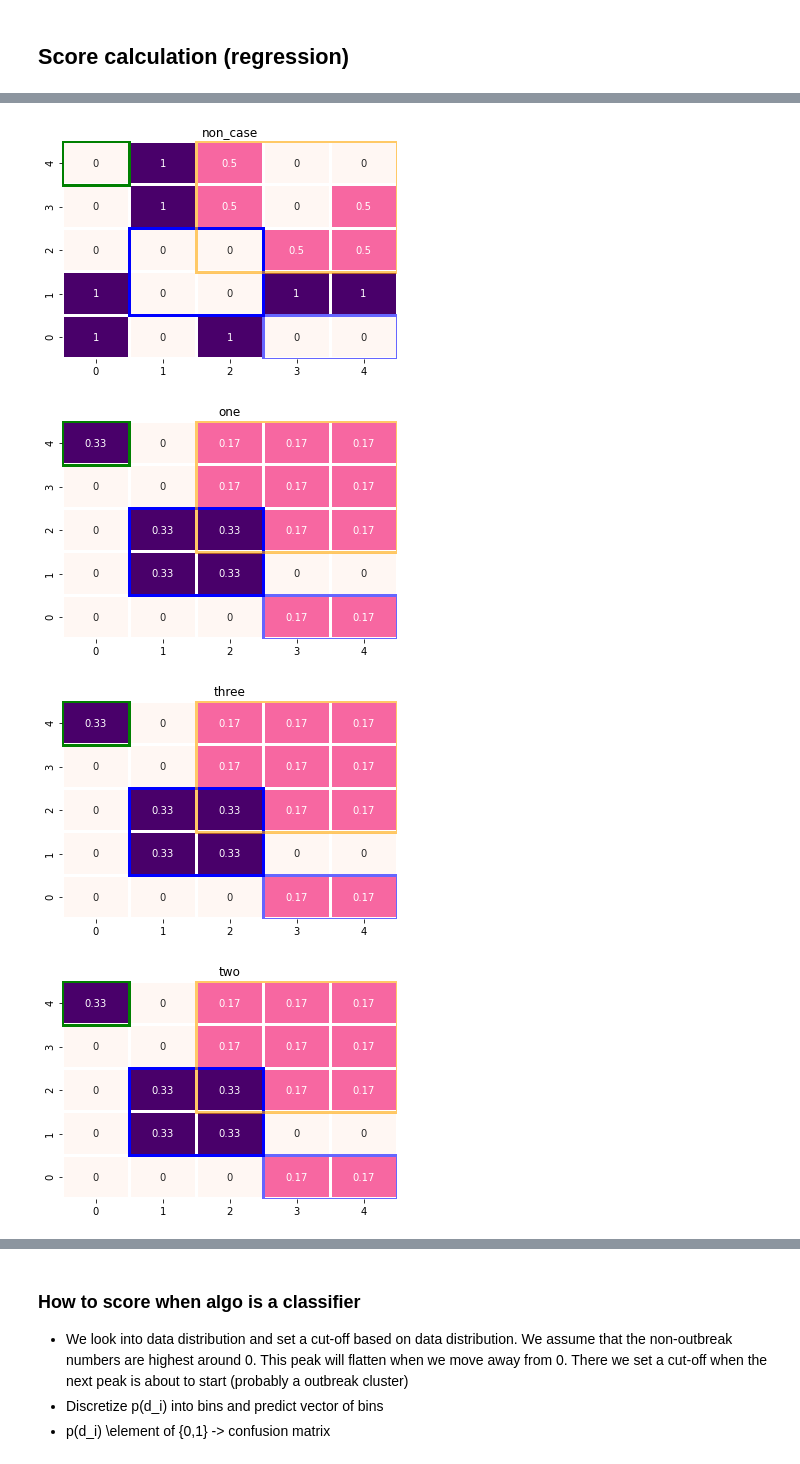
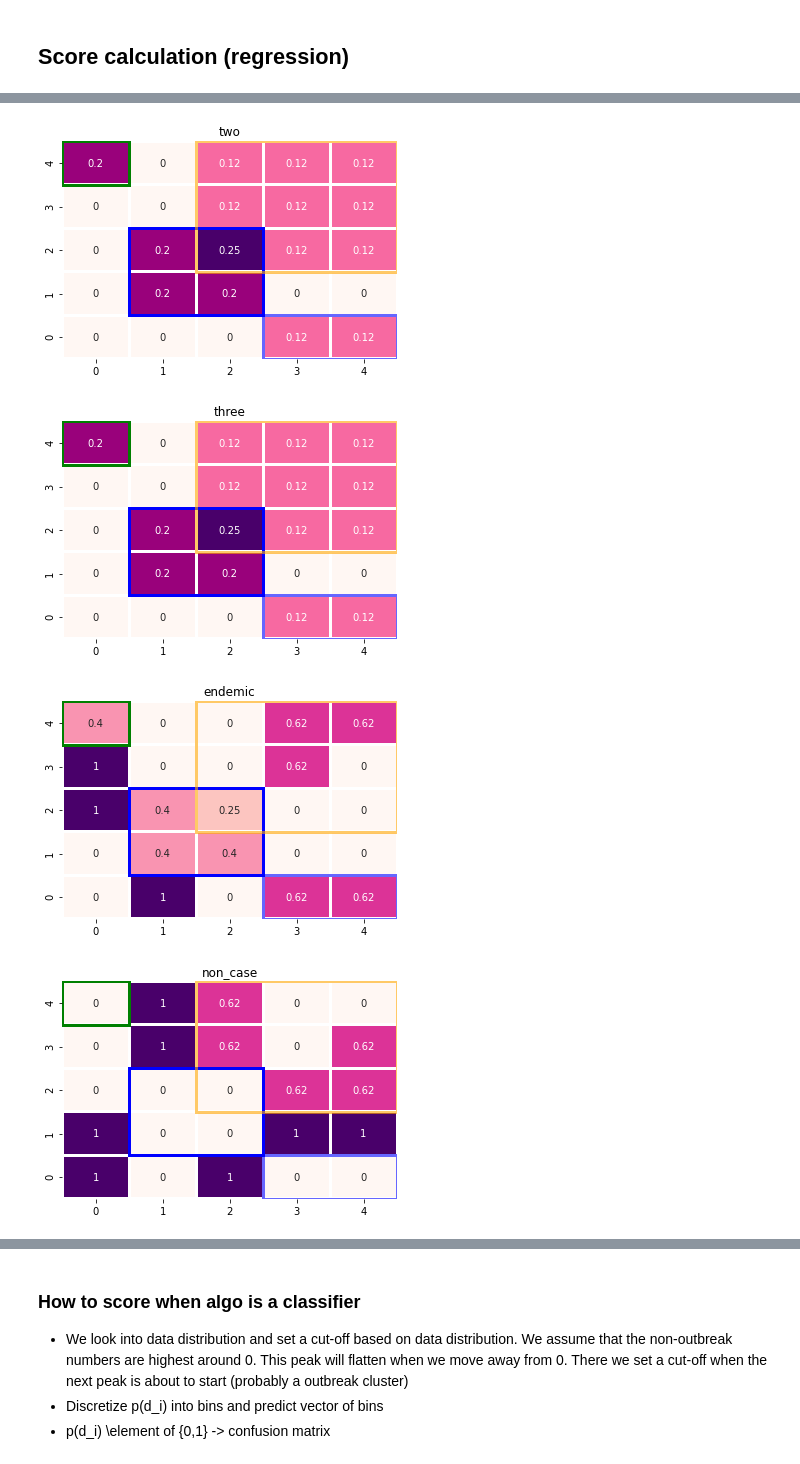
Before and after one commit to aauss/epi-quark, a Jupyter notebook: lean_score.ipynb, the cells around one changed output, grey strips where cells are left out. Drawn from its saved outputs; the diff is of its cells as text; code cells hidden in the pictures.

```diff
--- a/lean_score.ipynb
+++ b/lean_score.ipynb
@@ -321,0 +307,5 @@ signals_long_median = create_signal_dist("median")
+# %%
+signals_with_endemic_non_case = add_endemic_non_case_signals(
+    signals_without_endemic_non_case, "mean"
+)
+df_sj_given_x = p_hat_sj_given_x(signals_with_endemic_non_case)
@@ -356,0 +348,3 @@ d_s_given_x.head()
+# %%
+df_p_hat_di_given_sj_x = p_hat_di_given_sj_x()
+df_p_hat_di_given_sj_x.head()
@@ -357,7 +358,7 @@ d_s_given_x.head()
 # %%
-def create_p_hat_di(d_s_given_x, signals_long):
-    # p^(d_i | x) = sum( p^(d_i| s_j, x) p^(s_j, x) )
-    p_hat_di = d_s_given_x.merge(signals_long, on=["x1", "x2", "s_j"])
+def create_p_hat_di(df_p_hat_di_given_sj_x, df_sj_given_x):
+    """Calculates p^(d_i | x) = sum( p^(d_i| s_j, x) p^(s_j, x) )"""
+    p_hat_di = df_p_hat_di_given_sj_x.merge(df_sj_given_x, on=["x1", "x2", "s_j"])
     p_hat_di.loc[:, "p^(d_i)"] = p_hat_di["posterior"] * p_hat_di["prior"]
     p_hat_di = p_hat_di.groupby(["x1", "x2", "d_i"]).agg({"p^(d_i)": sum}).reset_index()
     return p_hat_di
@@ -376,7 +365,14 @@ p_hat_di_median = create_p_hat_di(d_s_given_x, signals_long_median)
+# %%
+p_hat_di = create_p_hat_di(
+    p_hat_di_given_sj_x(),
+    p_hat_sj_given_x(
+        add_endemic_non_case_signals(signals_without_endemic_non_case, "mean")
+    ),
+)
 # %%
-for datalabel in p_hat_di_min["d_i"].unique():
+for datalabel in DATA_LABELS:
     plot_heatmap(
-        p_hat_di_min.query("d_i==@datalabel").loc[:, ["p^(d_i)"]].values,
+        p_hat_di.query("d_i==@datalabel").loc[:, ["p^(d_i)"]].values,
         datalabel,
     )
     plt.show()
@@ -385,4 +381,4 @@ for datalabel in p_hat_di_min["d_i"].unique():
-[figure, old version]
+[figure, new version]
-[figure, old version]
+[figure, new version]
-[figure, old version]
+[figure, new version]
-[figure, old version]
+[figure, new version]
```
Also changed, not shown: parts of 69 cells of this notebook, 2 other files.
